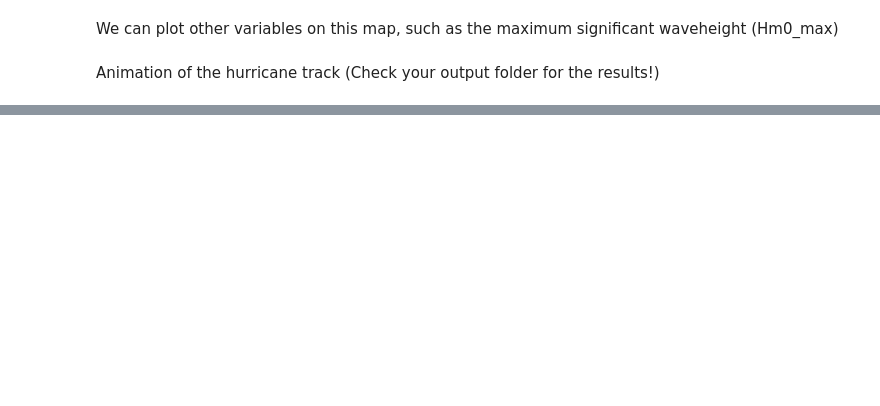
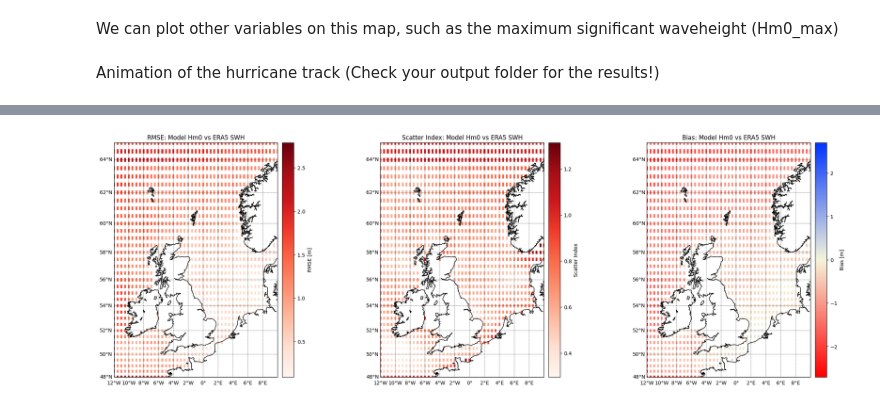
Before and after one commit to Deltares-research/cht_hurrywave, a Jupyter notebook: examples/DanielTest/02_scripts/hw_postprocess_NorthSea.ipynb, the cells around one changed output, grey strips where cells are left out. Drawn from its saved outputs; the diff is of its cells as text; code cells hidden in the pictures; blank space fills up the shorter version.

```diff
--- a/examples/DanielTest/02_scripts/hw_postprocess_NorthSea.ipynb
+++ b/examples/DanielTest/02_scripts/hw_postprocess_NorthSea.ipynb
@@ -958,0 +1114,84 @@ modig
+# %%
+
+
+# Assume scatter_index_map and bias_map are computed with the same shape as rmse_map
+
+fig, axs = plt.subplots(1, 3, figsize=(22, 7), constrained_layout=True)
+
+# --- RMSE map ---
+ax = axs[0]
+m_rmse = Basemap(projection='merc',
+                 llcrnrlat=era5_lats.min(), urcrnrlat=era5_lats.max(),
+                 llcrnrlon=era5_lons.min(), urcrnrlon=era5_lons.max(),
+                 resolution='i', ax=ax)
+m_rmse.drawcoastlines()
+ax.set_facecolor('white')
+era5_lon_grid, era5_lat_grid = np.meshgrid(era5_lons, era5_lats)
+x_map, y_map = m_rmse(era5_lon_grid, era5_lat_grid)
+im1 = m_rmse.pcolormesh(x_map, y_map, rmse_map_swh, cmap='Reds', shading='auto')
+cbar1 = plt.colorbar(im1, ax=ax, orientation='vertical', pad=0.02)
+cbar1.set_label('RMSE [m]')
+ax.set_title('RMSE: Model Hm0 vs ERA5 SWH')
+
+# Add lat/lon ticks and labels
+parallels = np.arange(np.floor(era5_lats.min()), np.ceil(era5_lats.max()), 2)
+meridians = np.arange(np.floor(era5_lons.min()), np.ceil(era5_lons.max()), 2)
+m_rmse.drawparallels(parallels, labels=[1,0,0,0], fontsize=10, linewidth=0.5)
+m_rmse.drawmeridians(meridians, labels=[0,0,0,1], fontsize=10, linewidth=0.5)
+
+# --- Scatter Index map ---
+ax = axs[1]
+m_si = Basemap(projection='merc',
+               llcrnrlat=era5_lats.min(), urcrnrlat=era5_lats.max(),
+               llcrnrlon=era5_lons.min(), urcrnrlon=era5_lons.max(),
+               resolution='i', ax=ax)
+m_si.drawcoastlines()
+ax.set_facecolor('white')
+x_map, y_map = m_si(era5_lon_grid, era5_lat_grid)
+im2 = m_si.pcolormesh(x_map, y_map, scatter_index_map_swh, cmap='Reds', shading='auto')
+cbar2 = plt.colorbar(im2, ax=ax, orientation='vertical', pad=0.02)
+cbar2.set_label('Scatter Index')
+ax.set_title('Scatter Index: Model Hm0 vs ERA5 SWH')
+
+m_si.drawparallels(parallels, labels=[1,0,0,0], fontsize=10, linewidth=0.5)
+m_si.drawmeridians(meridians, labels=[0,0,0,1], fontsize=10, linewidth=0.5)
+
+# --- Bias map ---
+ax = axs[2]
+m_bias = Basemap(projection='merc',
+                 llcrnrlat=era5_lats.min(), urcrnrlat=era5_lats.max(),
+                 llcrnrlon=era5_lons.min(), urcrnrlon=era5_lons.max(),
+                 resolution='i', ax=ax)
+m_bias.drawcoastlines()
+ax.set_facecolor('white')
+x_map, y_map = m_bias(era5_lon_grid, era5_lat_grid)
+
+# Create a custom colormap: red for negative, beige at 0, blue for positive
+colors = [
+    (1, 0, 0),        # red (negative)
+    (0.96, 0.96, 0.86),  # beige (zero)
+    (0, 0.2, 1)       # blue (positive)
+]
+cmap = LinearSegmentedColormap.from_list('red-beige-red', colors, N=256)
+
+# Center the colormap at 0
+vmax = np.nanmax(np.abs(bias_map_swh))
+norm = TwoSlopeNorm(vmin=-vmax, vcenter=0, vmax=vmax)
+
+im3 = m_bias.pcolormesh(
+    x_map, y_map, bias_map_swh,
+    cmap=cmap, norm=norm, shading='auto'
+)
+
+cbar3 = plt.colorbar(im3, ax=ax, orientation='vertical', pad=0.02)
+cbar3.set_label('Bias [m]')
+ax.set_title('Bias: Model Hm0 vs ERA5 SWH')
+
+m_bias.drawparallels(parallels, labels=[1,0,0,0], fontsize=10, linewidth=0.5)
+m_bias.drawmeridians(meridians, labels=[0,0,0,1], fontsize=10, linewidth=0.5)
+plt.show()
+
+output_path = os.path.join(output_dir, 'Hm0_rmse_scatterindex_bias_map.png')
+fig.savefig(output_path, dpi=300, bbox_inches='tight')
+# %% [output]
+[figure, added]
```
Also changed, not shown: parts of 20 cells of this notebook, 5 other files.
